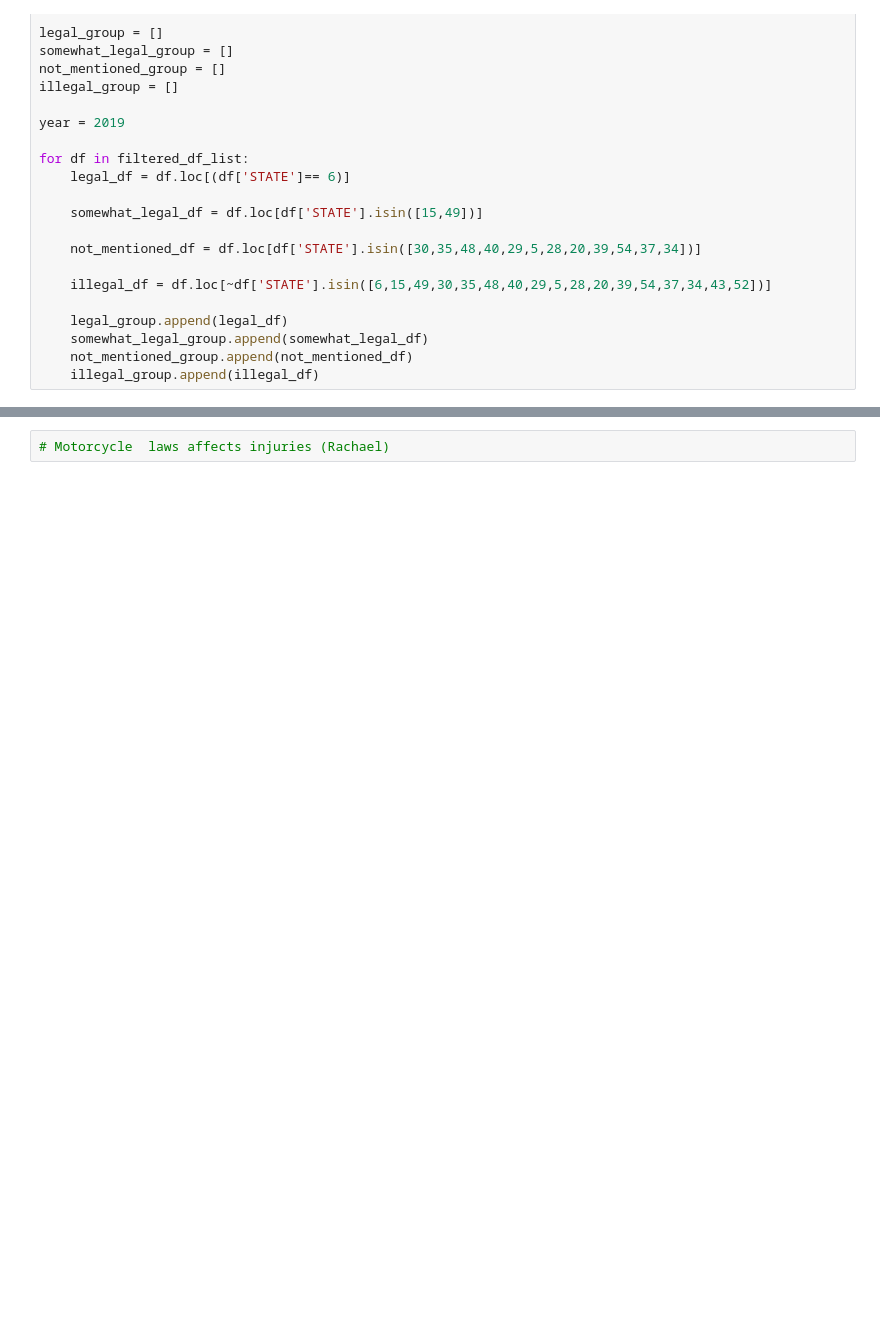
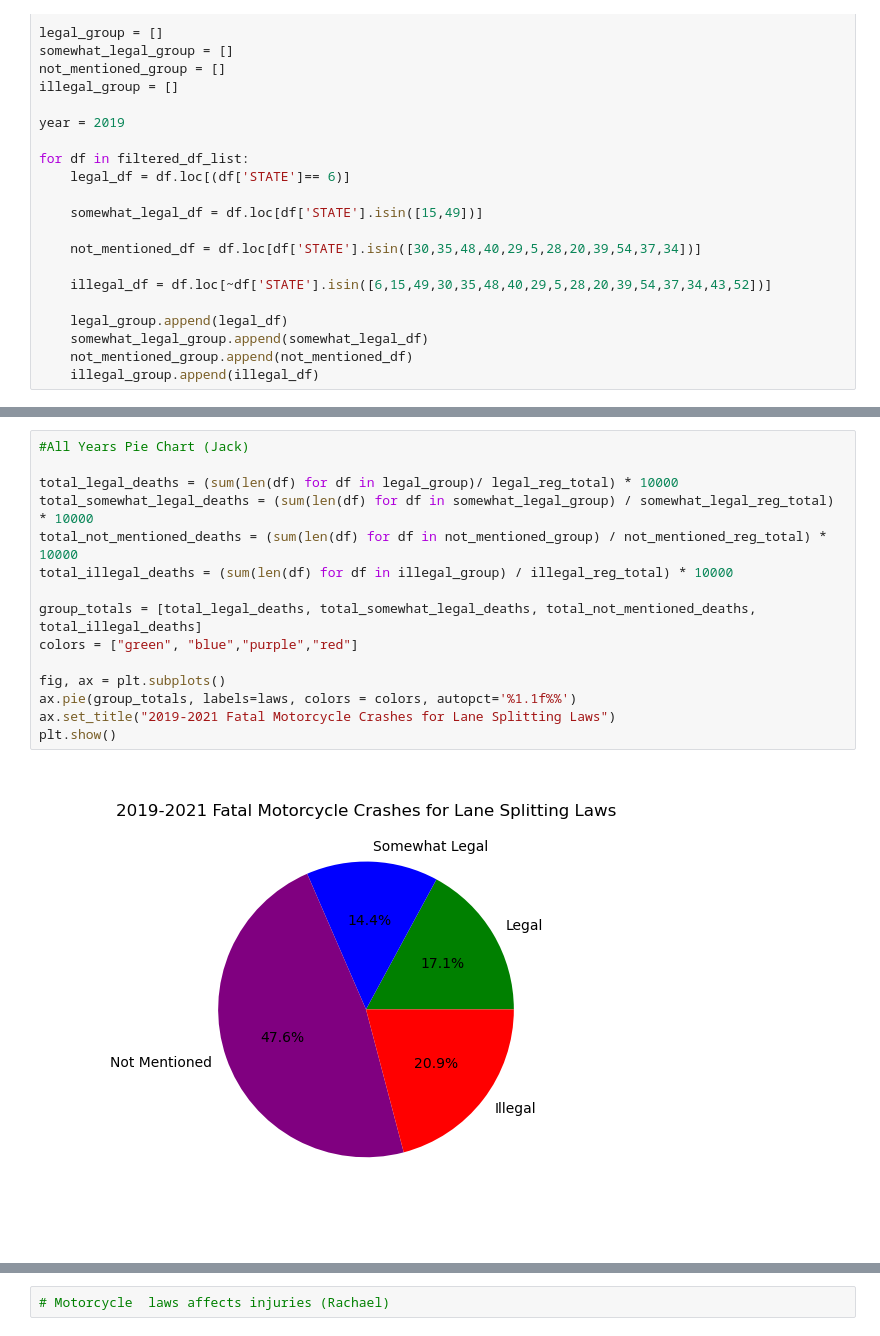
Before and after one commit to CalvinPedigo/Data-Analyst-Project-1, a Jupyter notebook: Notebook_structor.ipynb, the cells around one changed output, grey strips where cells are left out. Drawn from its saved outputs; the diff is of its cells as text; blank space fills up the shorter version.

```diff
--- a/Notebook_structor.ipynb
+++ b/Notebook_structor.ipynb
@@ -397,0 +398,17 @@ plt.show()
+# %%
+#All Years Pie Chart (Jack)
+
+total_legal_deaths = (sum(len(df) for df in legal_group)/ legal_reg_total) * 10000
+total_somewhat_legal_deaths = (sum(len(df) for df in somewhat_legal_group) / somewhat_legal_reg_total) * 10000
+total_not_mentioned_deaths = (sum(len(df) for df in not_mentioned_group) / not_mentioned_reg_total) * 10000
+total_illegal_deaths = (sum(len(df) for df in illegal_group) / illegal_reg_total) * 10000
+
+group_totals = [total_legal_deaths, total_somewhat_legal_deaths, total_not_mentioned_deaths, total_illegal_deaths]
+colors = ["green", "blue","purple","red"]
+
+fig, ax = plt.subplots()
+ax.pie(group_totals, labels=laws, colors = colors, autopct='%1.1f%%')
+ax.set_title("2019-2021 Fatal Motorcycle Crashes for Lane Splitting Laws")
+plt.show()
+# %% [output]
+[figure, added]
```
Also changed, not shown: parts of 5 cells of this notebook.
